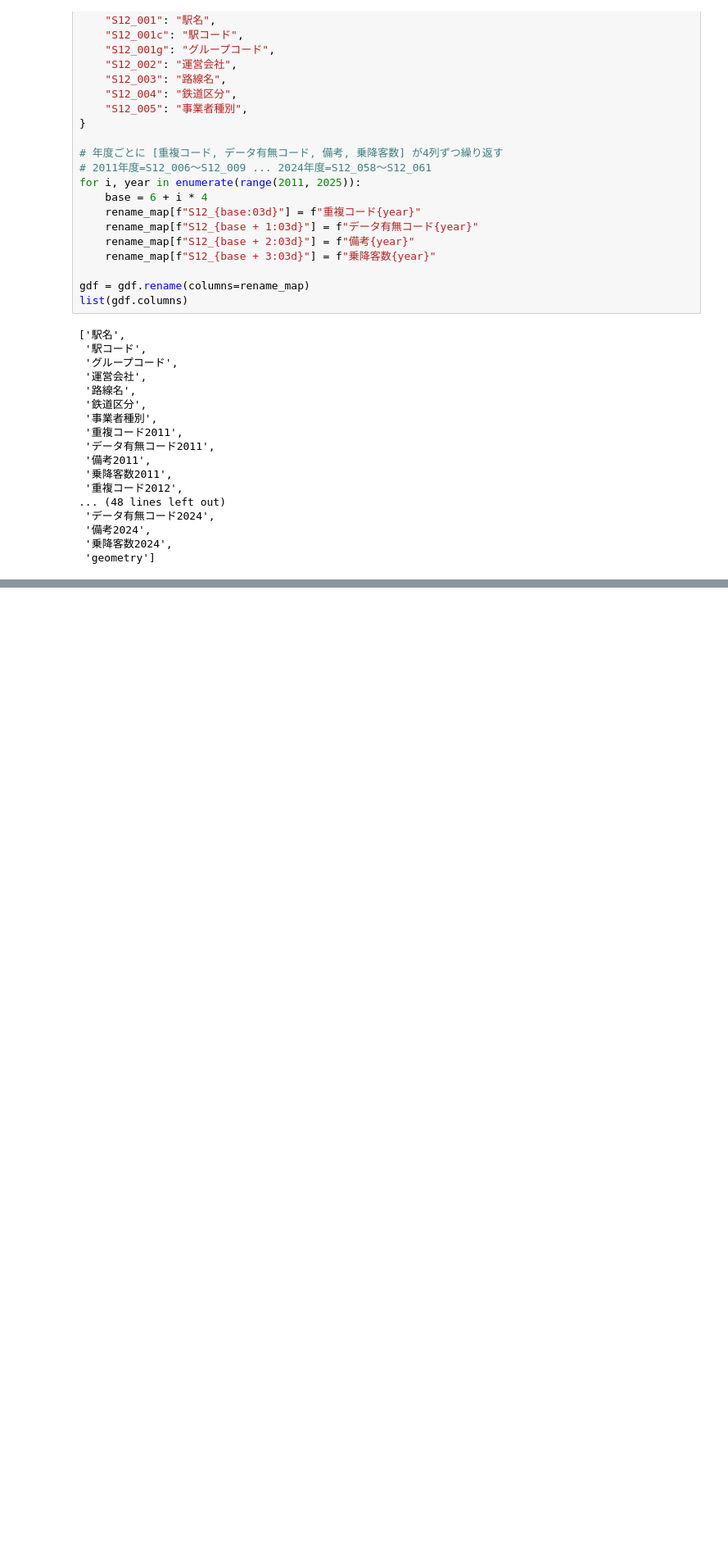
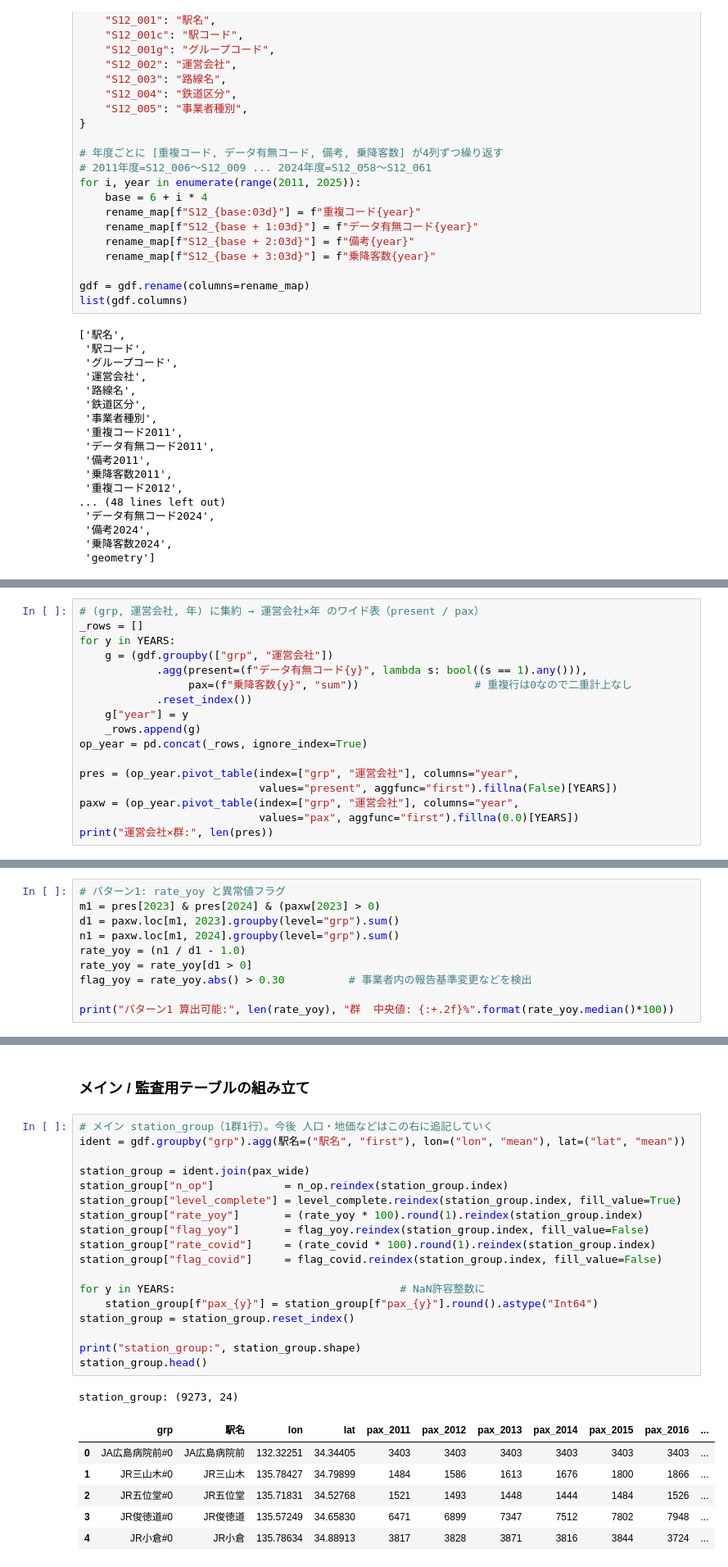
Before and after one commit to kusui26/ai-database-map, a Jupyter notebook: script/create_dataset_for_AI_Database_Map.ipynb, the cells around one changed output, grey strips where cells are left out. Shown at 82% size. Drawn from its saved outputs; the diff is of its cells as text; blank space fills up the shorter version.

```diff
--- a/script/create_dataset_for_AI_Database_Map.ipynb
+++ b/script/create_dataset_for_AI_Database_Map.ipynb
@@ -118,0 +164,17 @@ memory usage: 3.4+ MB
+# %%
+# (grp, 運営会社, 年) に集約 → 運営会社×年 のワイド表（present / pax）
+_rows = []
+for y in YEARS:
+    g = (gdf.groupby(["grp", "運営会社"])
+            .agg(present=(f"データ有無コード{y}", lambda s: bool((s == 1).any())),
+                 pax=(f"乗降客数{y}", "sum"))                  # 重複行は0なので二重計上なし
+            .reset_index())
+    g["year"] = y
+    _rows.append(g)
+op_year = pd.concat(_rows, ignore_index=True)
+
+pres = (op_year.pivot_table(index=["grp", "運営会社"], columns="year",
+                            values="present", aggfunc="first").fillna(False)[YEARS])
+paxw = (op_year.pivot_table(index=["grp", "運営会社"], columns="year",
+                            values="pax", aggfunc="first").fillna(0.0)[YEARS])
+print("運営会社×群:", len(pres))
@@ -118,0 +215,10 @@ memory usage: 3.4+ MB
+# %%
+# パターン1: rate_yoy と異常値フラグ
+m1 = pres[2023] & pres[2024] & (paxw[2023] > 0)
+d1 = paxw.loc[m1, 2023].groupby(level="grp").sum()
+n1 = paxw.loc[m1, 2024].groupby(level="grp").sum()
+rate_yoy = (n1 / d1 - 1.0)
+rate_yoy = rate_yoy[d1 > 0]
+flag_yoy = rate_yoy.abs() > 0.30          # 事業者内の報告基準変更などを検出
+
+print("パターン1 算出可能:", len(rate_yoy), "群  中央値: {:+.2f}%".format(rate_yoy.median()*100))
@@ -118,0 +262,28 @@ memory usage: 3.4+ MB
+# %% [markdown]
+### メイン / 監査用テーブルの組み立て
+# %%
+# メイン station_group（1群1行）。今後 人口・地価などはこの右に追記していく
+ident = gdf.groupby("grp").agg(駅名=("駅名", "first"), lon=("lon", "mean"), lat=("lat", "mean"))
+
+station_group = ident.join(pax_wide)
+station_group["n_op"]           = n_op.reindex(station_group.index)
+station_group["level_complete"] = level_complete.reindex(station_group.index, fill_value=True)
+station_group["rate_yoy"]       = (rate_yoy * 100).round(1).reindex(station_group.index)
+station_group["flag_yoy"]       = flag_yoy.reindex(station_group.index, fill_value=False)
+station_group["rate_covid"]     = (rate_covid * 100).round(1).reindex(station_group.index)
+station_group["flag_covid"]     = flag_covid.reindex(station_group.index, fill_value=False)
+
+for y in YEARS:                                   # NaN許容整数に
+    station_group[f"pax_{y}"] = station_group[f"pax_{y}"].round().astype("Int64")
+station_group = station_group.reset_index()
+
+print("station_group:", station_group.shape)
+station_group.head()
+# %% [output]
+station_group: (9273, 24)
+|  | grp | 駅名 | lon | lat | pax_2011 | pax_2012 | pax_2013 | pax_2014 | pax_2015 | pax_2016 | ... |
+| 0 | JA広島病院前#0 | JA広島病院前 | 132.32251 | 34.34405 | 3403 | 3403 | 3403 | 3403 | 3403 | 3403 | ... |
+| 1 | JR三山木#0 | JR三山木 | 135.78427 | 34.79899 | 1484 | 1586 | 1613 | 1676 | 1800 | 1866 | ... |
+| 2 | JR五位堂#0 | JR五位堂 | 135.71831 | 34.52768 | 1521 | 1493 | 1448 | 1444 | 1484 | 1526 | ... |
+| 3 | JR俊徳道#0 | JR俊徳道 | 135.57249 | 34.65830 | 6471 | 6899 | 7347 | 7512 | 7802 | 7948 | ... |
+| 4 | JR小倉#0 | JR小倉 | 135.78634 | 34.88913 | 3817 | 3828 | 3871 | 3816 | 3844 | 3724 | ... |
```
Also changed, not shown: parts of 14 cells of this notebook, 1 other file.
